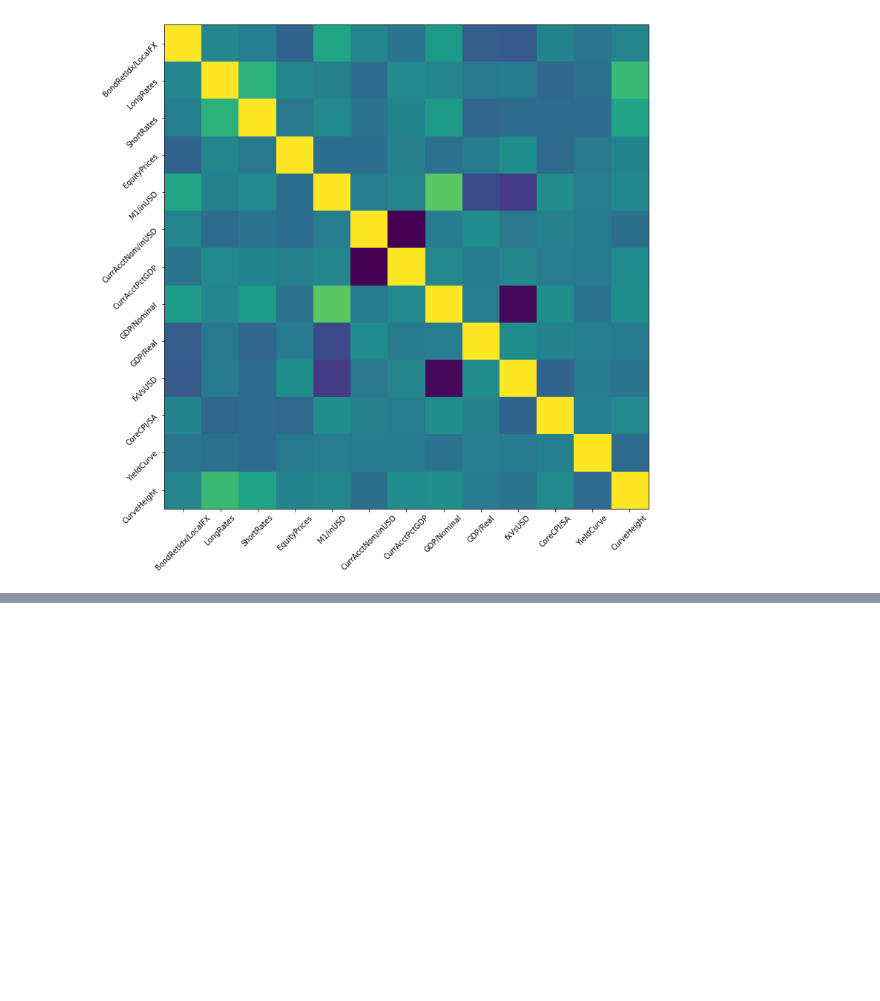
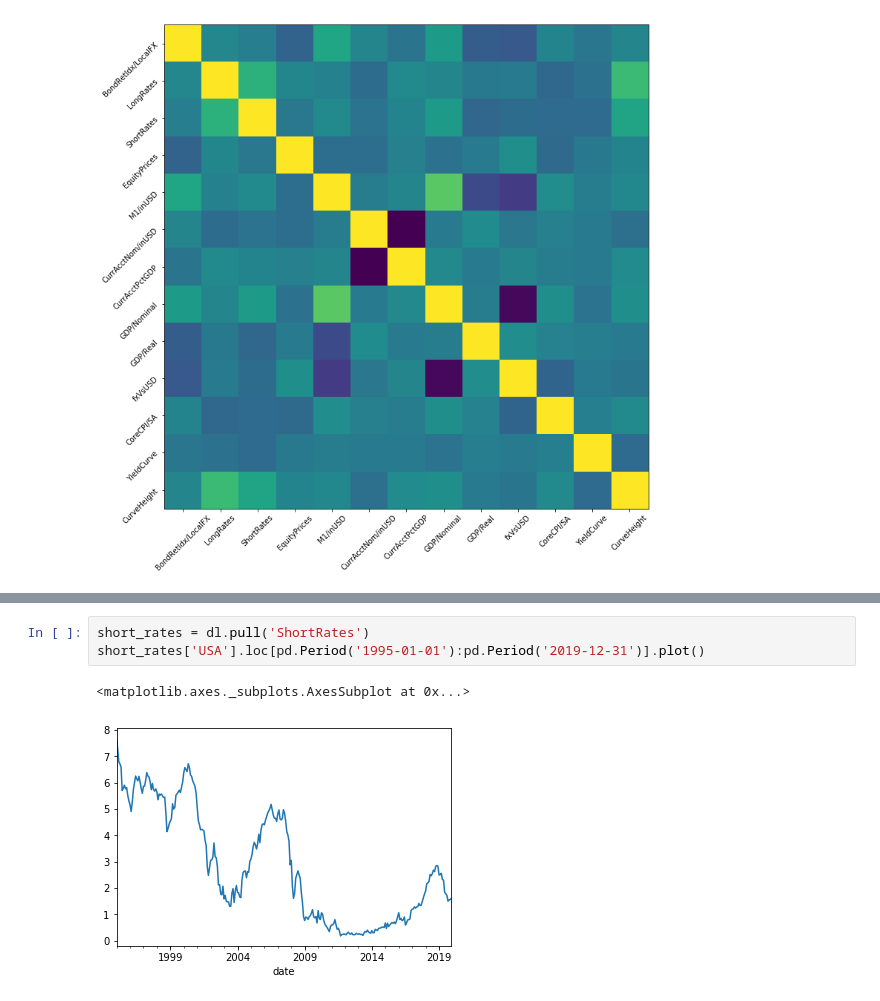
Before and after one commit to Mike-Huntress/Internship2020, a Jupyter notebook: SampleSignal/Exploring Correlations.ipynb, the cells around one changed output, grey strips where cells are left out. Drawn from its saved outputs; the diff is of its cells as text; blank space fills up the shorter version.

```diff
--- a/SampleSignal/Exploring Correlations.ipynb
+++ b/SampleSignal/Exploring Correlations.ipynb
@@ -169 +173,7 @@ plt.show()
 [figure]
+# %%
+short_rates = dl.pull('ShortRates')
+short_rates['USA'].loc[pd.Period('1995-01-01'):pd.Period('2019-12-31')].plot()
+# %% [output]
+<matplotlib.axes._subplots.AxesSubplot at 0x...>
+[figure, added]
```
Also changed, not shown: parts of 2 cells of this notebook, 4 other files.
